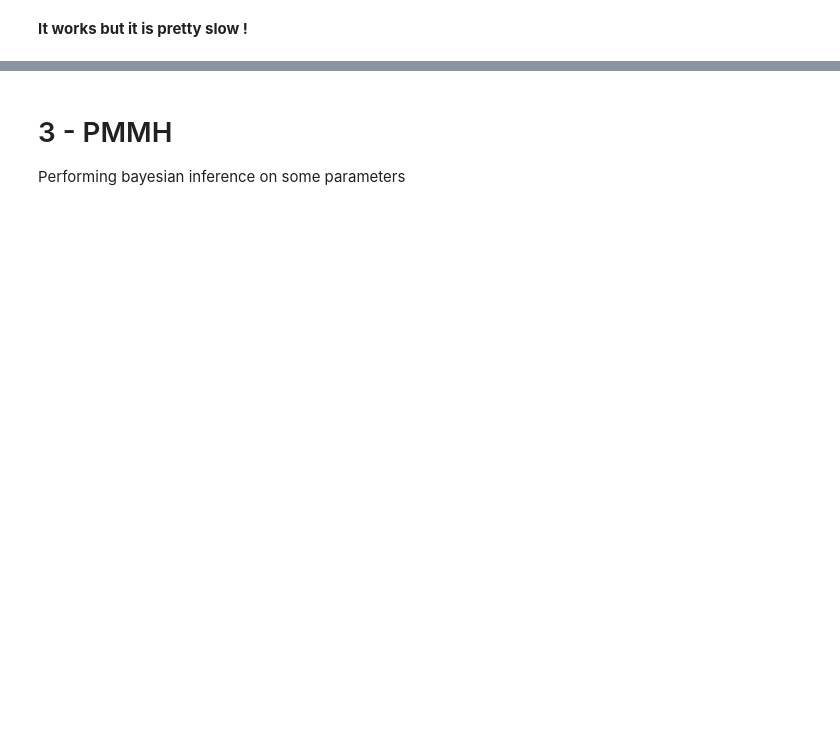
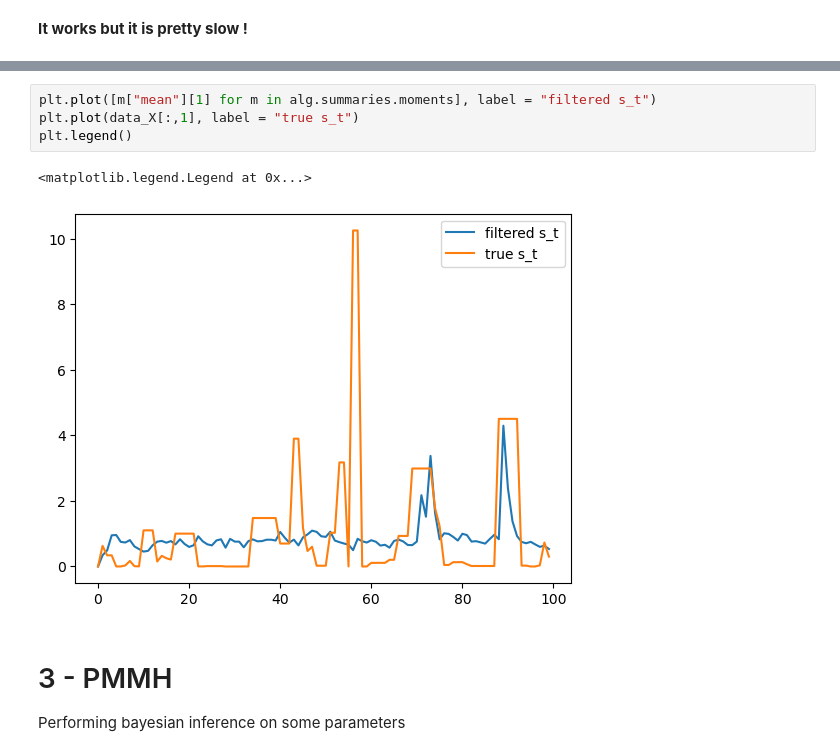
Before and after one commit to TheoAlegretti/HMMC-project, a Jupyter notebook: MAIN.ipynb, the cells around one changed output, grey strips where cells are left out. Cells and saved outputs as stored; diff of their text form; blank space fills up the shorter version.

```diff
--- a/MAIN.ipynb
+++ b/MAIN.ipynb
@@ -451,3 +477,10 @@ Computation time for data of length 100 and 100 particules: 45.857104778289795 s
+# %%
+plt.plot([m["mean"][1] for m in alg.summaries.moments], label = "filtered s_t")
+plt.plot(data_X[:,1], label = "true s_t")
+plt.legend()
+# %% [output]
+<matplotlib.legend.Legend at 0x...>
+[figure, added]
 # %% [markdown]
 # 3 - PMMH
 Performing bayesian inference on some parameters
```
Also changed, not shown: parts of 11 cells of this notebook.
